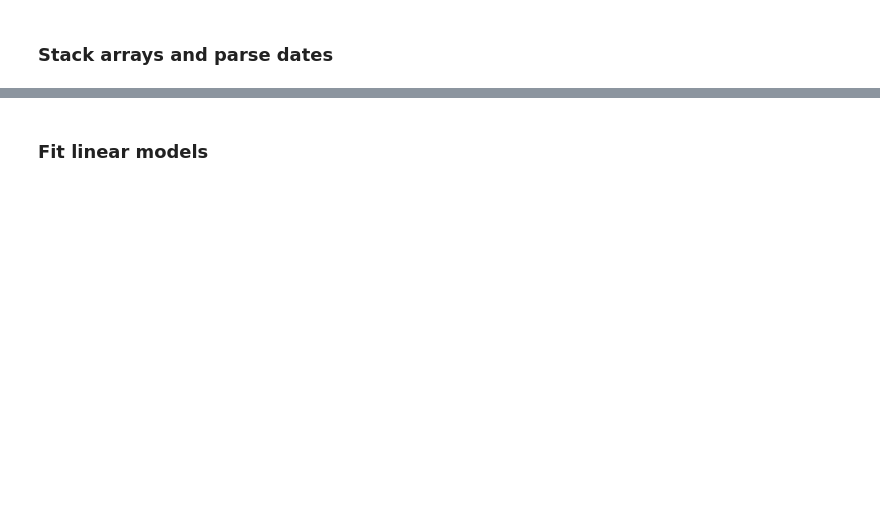
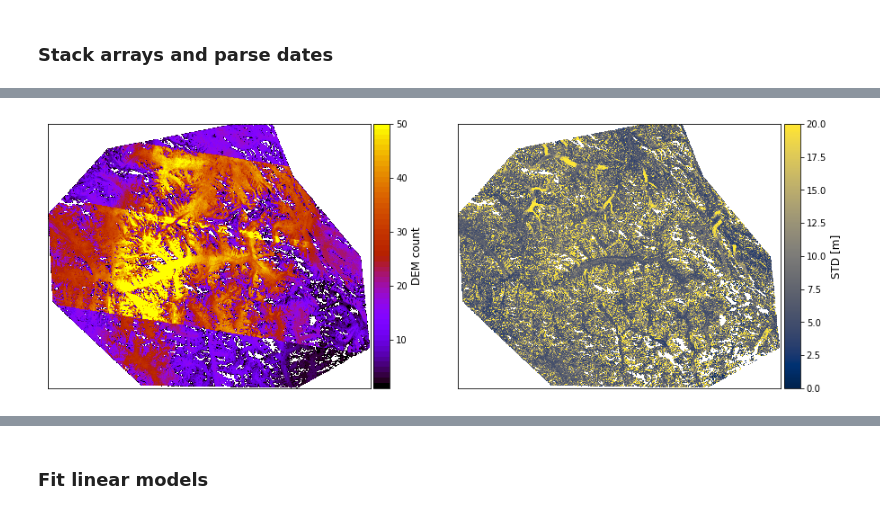
Before and after one commit to uw-cryo/ragmac_xdem, a Jupyter notebook: notebooks/temporal_fitting_non_linear.ipynb, the cells around one changed output, grey strips where cells are left out. Cells and saved outputs as stored; diff of their text form; code cells hidden in the pictures; blank space fills up the shorter version.

```diff
--- a/notebooks/temporal_fitting_non_linear.ipynb
+++ b/notebooks/temporal_fitting_non_linear.ipynb
@@ -64,0 +56,3 @@ point = (2000,1650)
+# %%
+count_fn = '../data/processed/experiment_2/PK_Baltoro/count.tif'
+std_fn = '../data/processed/experiment_2/PK_Baltoro/std.tif'
@@ -64,0 +63,6 @@ point = (2000,1650)
+# %%
+count_nmad_ma_stack,_ = tools.stack_raster_arrays([count_fn,std_fn] , parse_time_stamps=False)
+# %%
+tools.plot_count_std(count_nmad_ma_stack)
+# %% [output]
+[figure, added]
```
Also changed, not shown: parts of 135 cells of this notebook, 2 other files.
